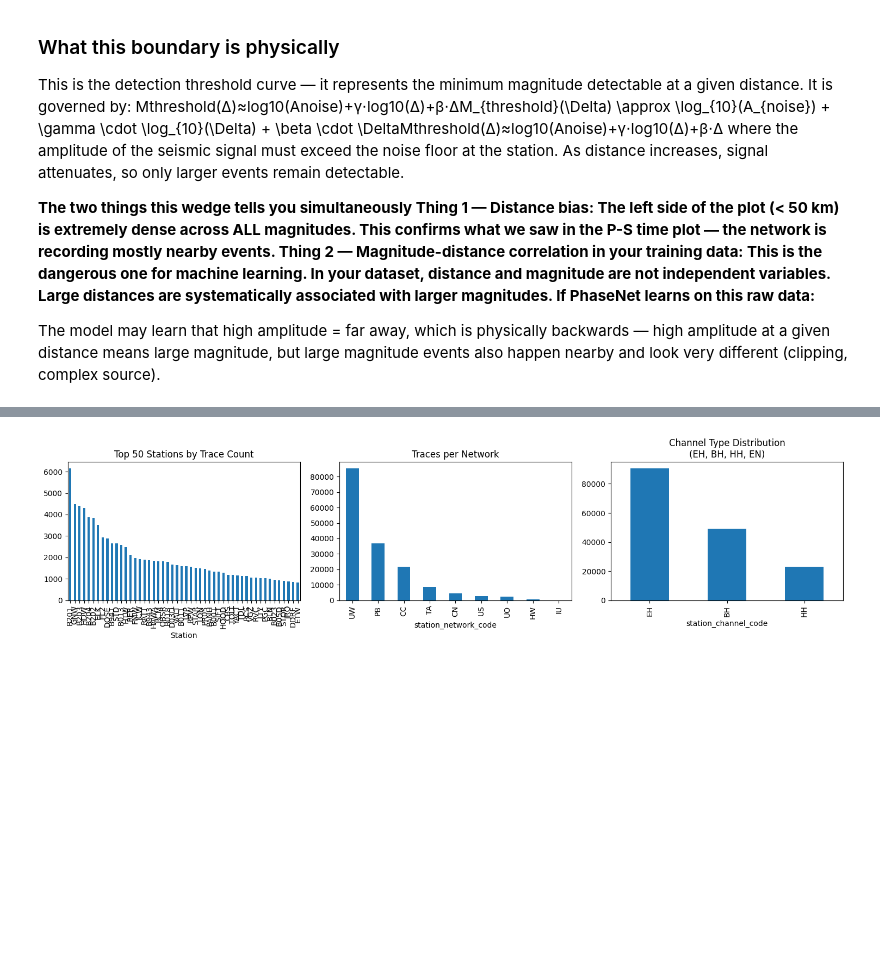
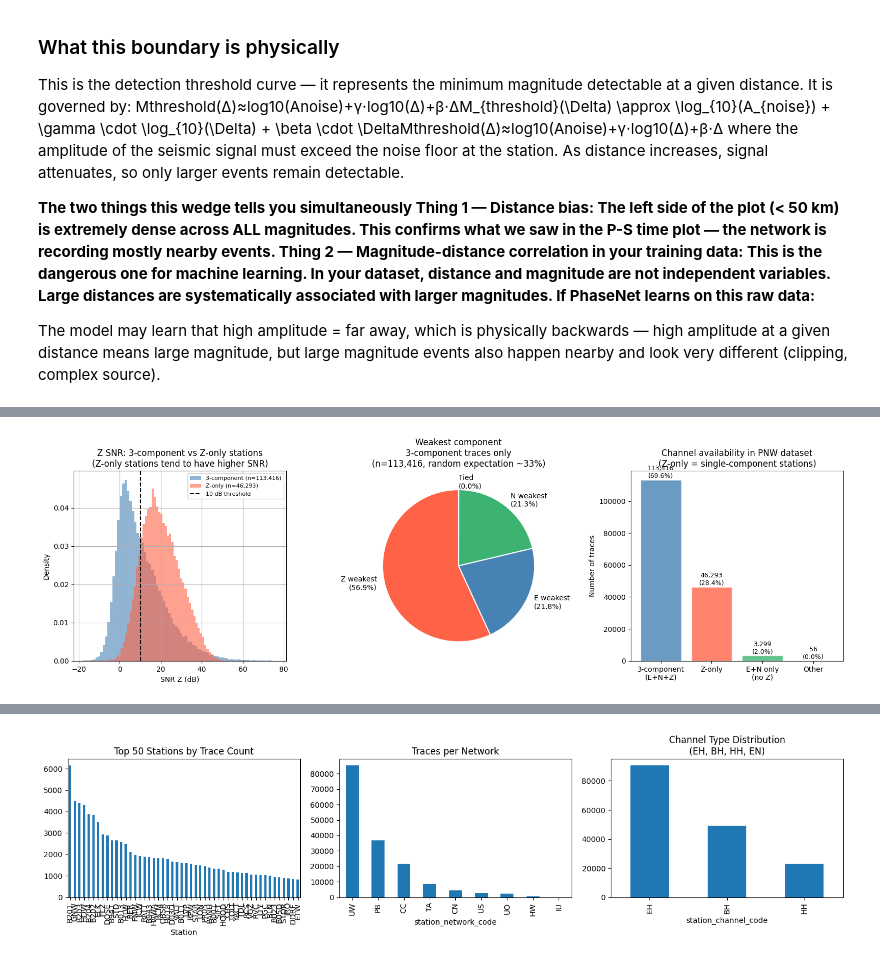
Before and after one commit to Denolle-Lab/phasenet-retrain, a Jupyter notebook: notebooks/03_phasenet_retrain_pnw_data_quality_check.ipynb, the cells around one changed output, grey strips where cells are left out. Saved outputs shown, nothing was run; the diff lists cells and outputs as text; code cells hidden in the pictures; blank space fills up the shorter version.

```diff
--- a/notebooks/03_phasenet_retrain_pnw_data_quality_check.ipynb
+++ b/notebooks/03_phasenet_retrain_pnw_data_quality_check.ipynb
@@ -442,0 +621,87 @@ plt.tight_layout()
+# %%
+import matplotlib.pyplot as plt
+import numpy as np
+
+fig, axes = plt.subplots(1, 3, figsize=(16, 5))
+
+snr_split = cat_eq['trace_snr_db'].str.split('|', expand=True)
+snr_split.columns = ['snr_E', 'snr_N', 'snr_Z']
+snr_split = snr_split.astype(float)
+
+has_E = snr_split['snr_E'].notna()
+has_N = snr_split['snr_N'].notna()
+has_Z = snr_split['snr_Z'].notna()
+
+all_3  = has_E & has_N & has_Z
+z_only = ~has_E & ~has_N & has_Z
+
+# ── Panel 1: Z SNR distribution for 3C vs Z-only ────────────────────────────
+snr_split.loc[all_3,  'snr_Z'].hist(bins=80, ax=axes[0], alpha=0.6,
+                                     color='steelblue', label=f'3-component (n={all_3.sum():,})',
+                                     density=True)
+snr_split.loc[z_only, 'snr_Z'].hist(bins=80, ax=axes[0], alpha=0.6,
+                                     color='tomato', label=f'Z-only (n={z_only.sum():,})',
+                                     density=True)
+axes[0].axvline(10, color='black', linestyle='--', label='10 dB threshold')
+axes[0].set_xlabel('SNR Z (dB)')
+axes[0].set_ylabel('Density')
+axes[0].set_title('Z SNR: 3-component vs Z-only stations\n'
+                  '(Z-only stations tend to have higher SNR)')
+axes[0].legend(fontsize=8)
+
+# ── Panel 2: Weakest component — 3C traces only (correct) ───────────────────
+snr_3c = snr_split[all_3].copy()
+
+z_w = (snr_3c['snr_Z'] < snr_3c['snr_E']) & (snr_3c['snr_Z'] < snr_3c['snr_N'])
+e_w = (snr_3c['snr_E'] < snr_3c['snr_N']) & (snr_3c['snr_E'] < snr_3c['snr_Z'])
+n_w = (snr_3c['snr_N'] < snr_3c['snr_E']) & (snr_3c['snr_N'] < snr_3c['snr_Z'])
+tied = ~(z_w | e_w | n_w)
+
+axes[1].pie(
+    [z_w.sum(), e_w.sum(), n_w.sum(), tied.sum()],
+    labels=[f'Z weakest\n({z_w.mean()*100:.1f}%)',
+            f'E weakest\n({e_w.mean()*100:.1f}%)',
+            f'N weakest\n({n_w.mean()*100:.1f}%)',
+            f'Tied\n({tied.mean()*100:.1f}%)'],
+    colors=['tomato', 'steelblue', 'mediumseagreen', 'silver'],
+    wedgeprops=dict(edgecolor='white', linewidth=1.5),
+    startangle=90
+)
+axes[1].set_title(f'Weakest component\n3-component traces only\n'
+                  f'(n={all_3.sum():,}, random expectation ~33%)')
+
+# ── Panel 3: Channel availability — the real story ──────────────────────────
+categories = ['3-component\n(E+N+Z)', 'Z-only', 'E+N only\n(no Z)', 'Other']
+counts     = [all_3.sum(), z_only.sum(),
+              (has_E & has_N & ~has_Z).sum(),
+              (~all_3 & ~z_only & ~(has_E & has_N & ~has_Z)).sum()]
+colors     = ['steelblue', 'tomato', 'mediumseagreen', 'silver']
+
+bars = axes[2].bar(categories, counts, color=colors, alpha=0.8, edgecolor='white')
+axes[2].set_ylabel('Number of traces')
+axes[2].set_title('Channel availability in PNW dataset\n'
+                  '(Z-only = single-component stations)')
+for bar, count in zip(bars, counts):
+    axes[2].text(bar.get_x() + bar.get_width()/2,
+                 bar.get_height() + 200,
+                 f'{count:,}\n({count/len(snr_split)*100:.1f}%)',
+                 ha='center', va='bottom', fontsize=9)
+
+plt.tight_layout()
+plt.savefig('snr_component_analysis_corrected.png', dpi=150)
+plt.show()
+
+# ── Summary for training decisions ──────────────────────────────────────────
+print("=== Summary for PhaseNet training ===")
+print(f"3-component traces : {all_3.sum():,} ({all_3.mean()*100:.1f}%)")
+print(f"  → Use for full P+S picking training")
+print(f"  → Among these, Z weakest in {z_w.mean()*100:.1f}% (vs 33% random)")
+print()
+print(f"Z-only traces      : {z_only.sum():,} ({z_only.mean()*100:.1f}%)")
+print(f"  → PhaseNet requires 3 components → CANNOT use directly")
+print(f"  → Options:")
+print(f"     a) Exclude entirely")
+print(f"     b) Zero-pad E and N channels and train with masking")
+print(f"     c) Use only for Z-channel P-pick pretraining")
+# %% [output]
+[figure, added]
```
Also changed, not shown: parts of 7 cells of this notebook.
